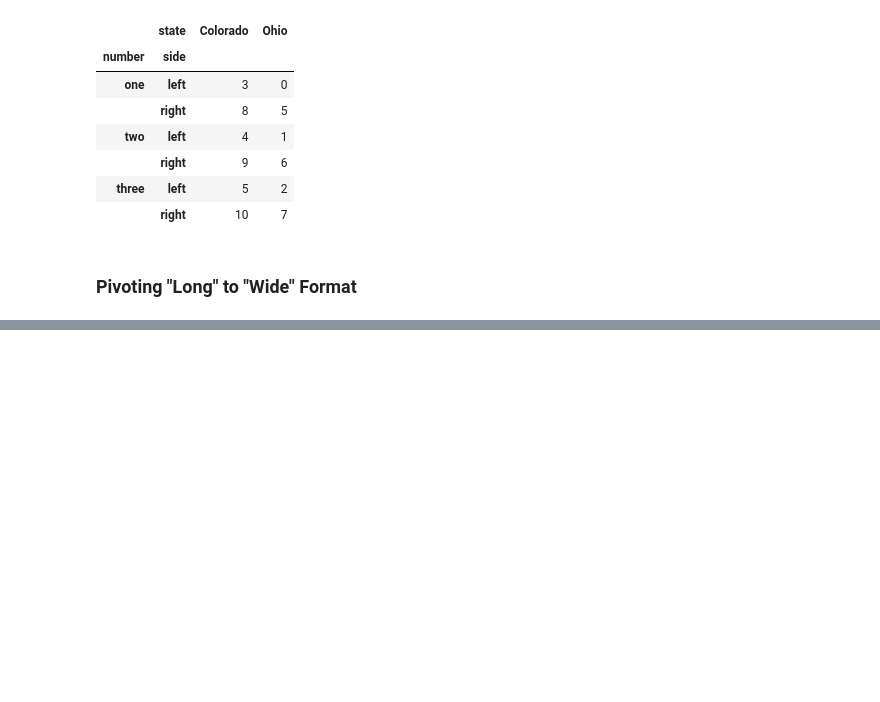
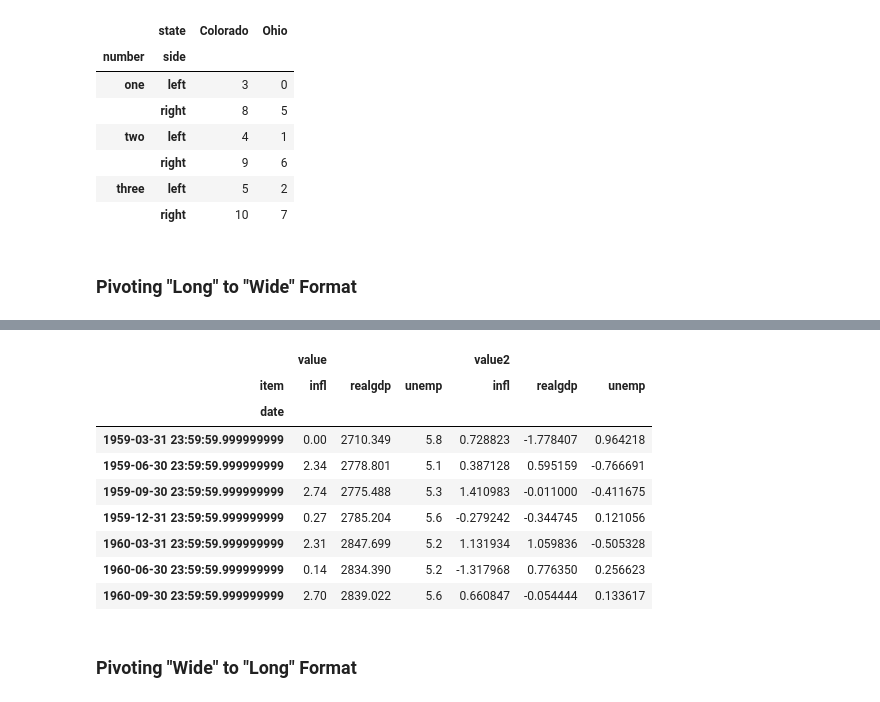
Before and after one commit to JosephKowalski2/WesWrangling, a Jupyter notebook: Chapter8WorkAlong.ipynb, the cells around one changed output, grey strips where cells are left out. Drawn from its saved outputs; the diff is of its cells as text; code cells hidden in the pictures; blank space fills up the shorter version.

Commit message:
Working on pivoting format section

```diff
--- a/Chapter8WorkAlong.ipynb
+++ b/Chapter8WorkAlong.ipynb
@@ -962,0 +1017,2 @@ df.unstack('state').stack('side')
+# %%
+ldata['value2'] = np.random.randn(len(ldata))
@@ -962,0 +1056,17 @@ df.unstack('state').stack('side')
+# %%
+unstacked = ldata.set_index(['date', 'item']).unstack('item')
+# %%
+unstacked[:7]
+# %% [output]
+|  | value |  |  | value2 |  |  |
+| item | infl | realgdp | unemp | infl | realgdp | unemp |
+| date |  |  |  |  |  |  |
+| 1959-03-31 23:59:59.999999999 | 0.00 | 2710.349 | 5.8 | 0.728823 | -1.778407 | 0.964218 |
+| 1959-06-30 23:59:59.999999999 | 2.34 | 2778.801 | 5.1 | 0.387128 | 0.595159 | -0.766691 |
+| 1959-09-30 23:59:59.999999999 | 2.74 | 2775.488 | 5.3 | 1.410983 | -0.011000 | -0.411675 |
+| 1959-12-31 23:59:59.999999999 | 0.27 | 2785.204 | 5.6 | -0.279242 | -0.344745 | 0.121056 |
+| 1960-03-31 23:59:59.999999999 | 2.31 | 2847.699 | 5.2 | 1.131934 | 1.059836 | -0.505328 |
+| 1960-06-30 23:59:59.999999999 | 0.14 | 2834.390 | 5.2 | -1.317968 | 0.776350 | 0.256623 |
+| 1960-09-30 23:59:59.999999999 | 2.70 | 2839.022 | 5.6 | 0.660847 | -0.054444 | 0.133617 |
+# %% [markdown]
+### Pivoting "Wide" to "Long" Format
```
Also changed, not shown: parts of 14 cells of this notebook.
